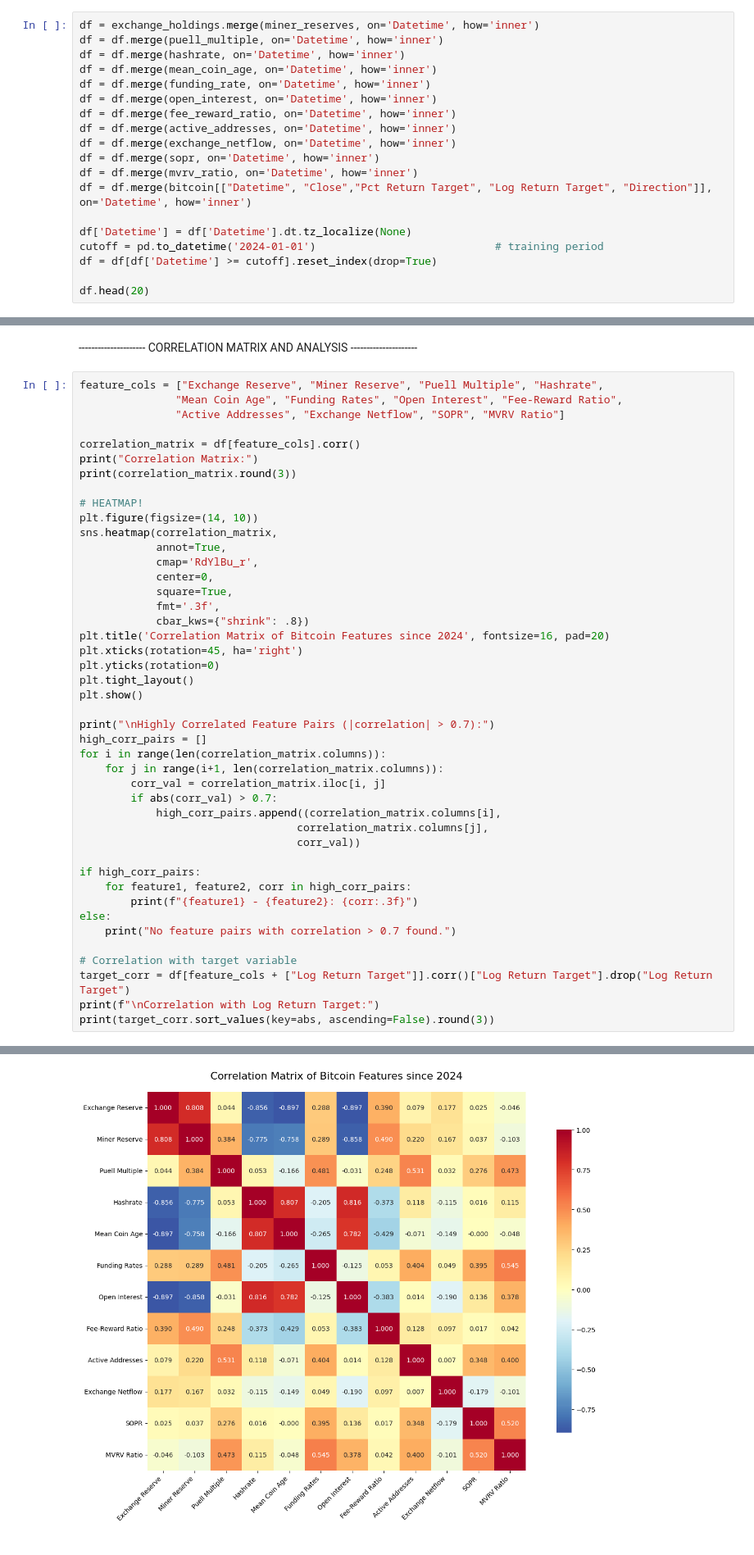
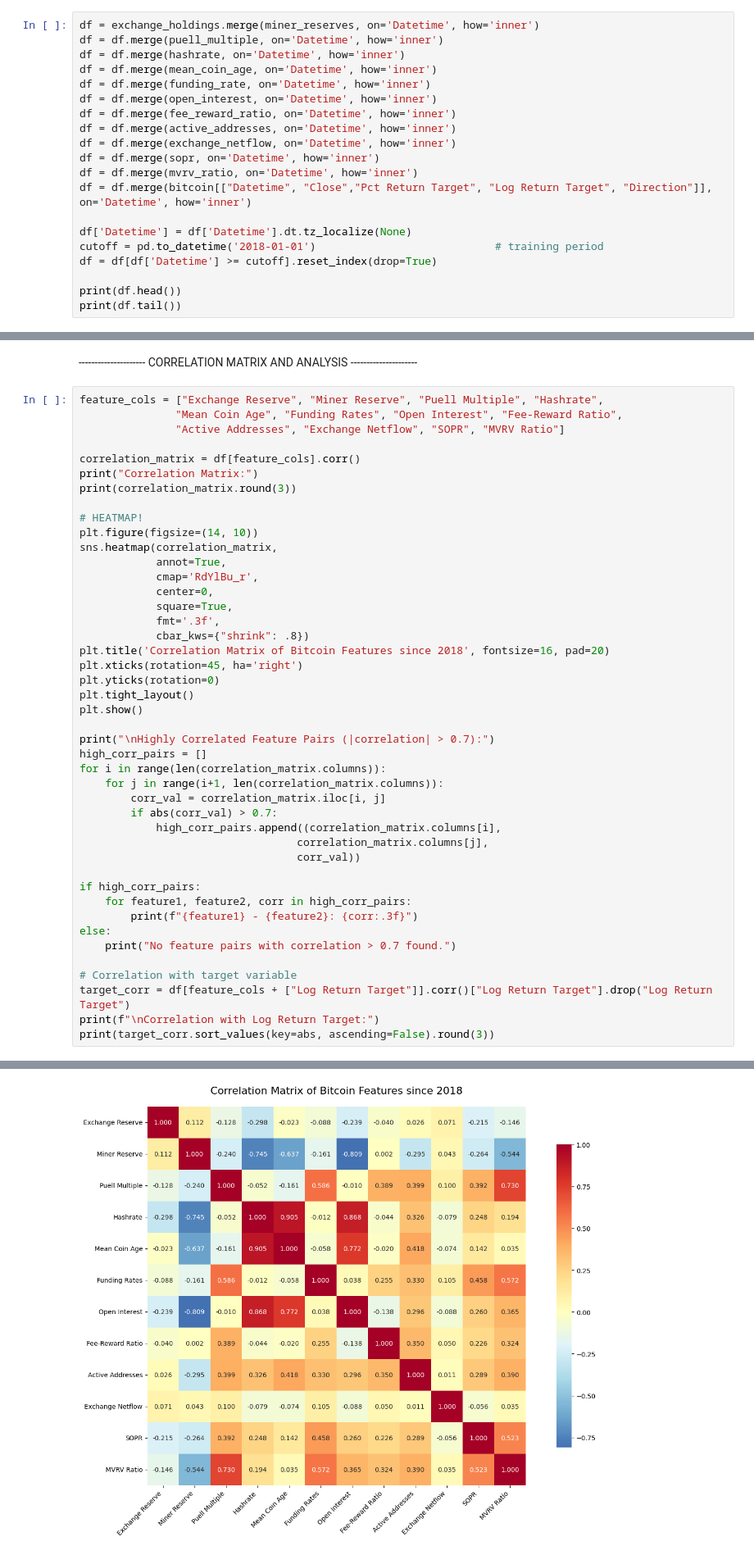
Before and after one commit to sbendre06/Supervised-Learning-BTC-Price-Direction, a Jupyter notebook: Pricing Models/crypto-factor-models.ipynb, the cells around one changed output, grey strips where cells are left out. Shown at 82% size. Saved outputs shown, nothing was run; the diff lists cells and outputs as text.

```diff
--- a/Pricing Models/crypto-factor-models.ipynb
+++ b/Pricing Models/crypto-factor-models.ipynb
@@ -140,8 +140,9 @@ df = df.merge(mvrv_ratio, on='Datetime', how='inner')
 df = df.merge(bitcoin[["Datetime", "Close","Pct Return Target", "Log Return Target", "Direction"]], on='Datetime', how='inner')
 
 df['Datetime'] = df['Datetime'].dt.tz_localize(None)
-cutoff = pd.to_datetime('2024-01-01')                            # training period
+cutoff = pd.to_datetime('2018-01-01')                            # training period
 df = df[df['Datetime'] >= cutoff].reset_index(drop=True)
 
-df.head(20)
+print(df.head())
+print(df.tail())
 # %% [output]
@@ -182,7 +183,7 @@ sns.heatmap(correlation_matrix,
             square=True,
             fmt='.3f',
             cbar_kws={"shrink": .8})
-plt.title('Correlation Matrix of Bitcoin Features since 2024', fontsize=16, pad=20)
+plt.title('Correlation Matrix of Bitcoin Features since 2018', fontsize=16, pad=20)
 plt.xticks(rotation=45, ha='right')
 plt.yticks(rotation=0)
 plt.tight_layout()
@@ -228,3 +229,3 @@ SOPR                   0.520
 MVRV Ratio             1.000
-[figure, old version]
+[figure, new version]
 Highly Correlated Feature Pairs (|correlation| > 0.7):
```
Also changed, not shown: parts of 4 cells of this notebook.
